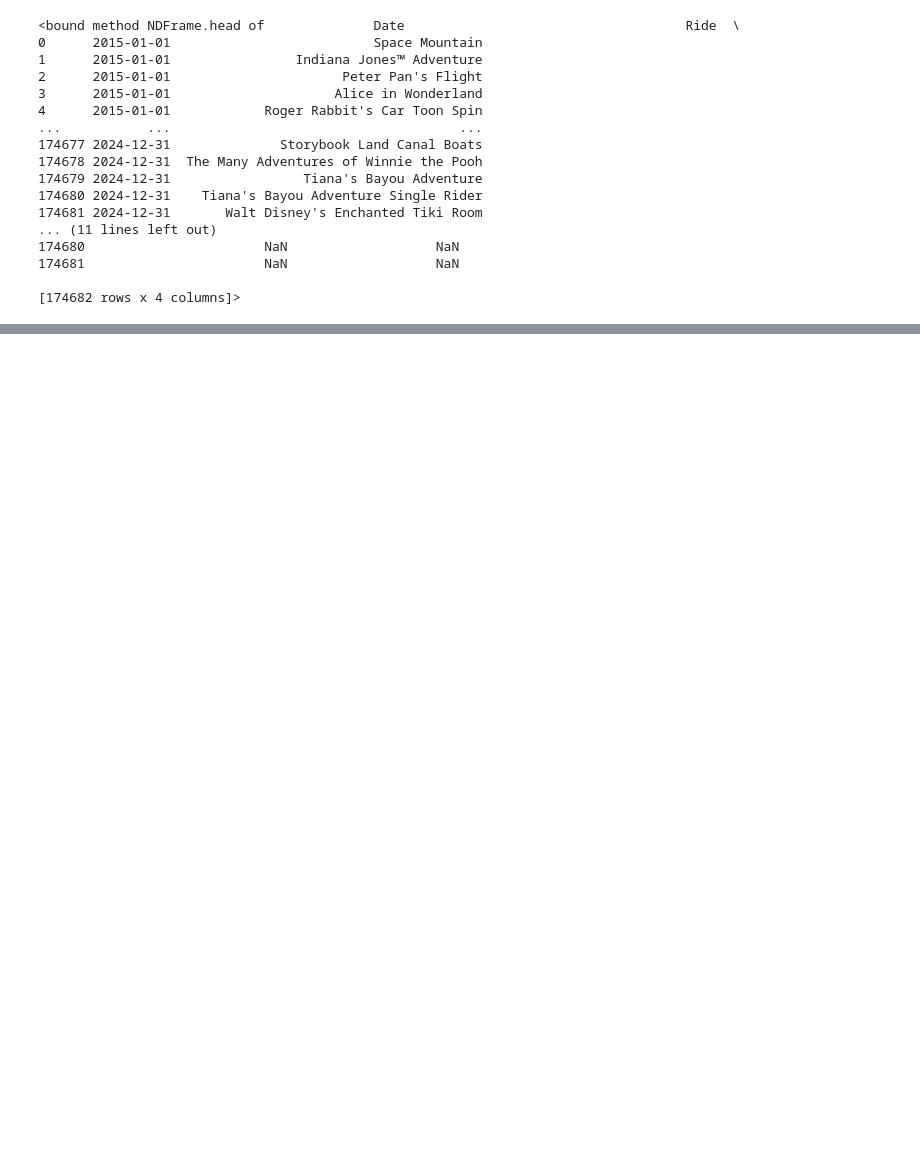
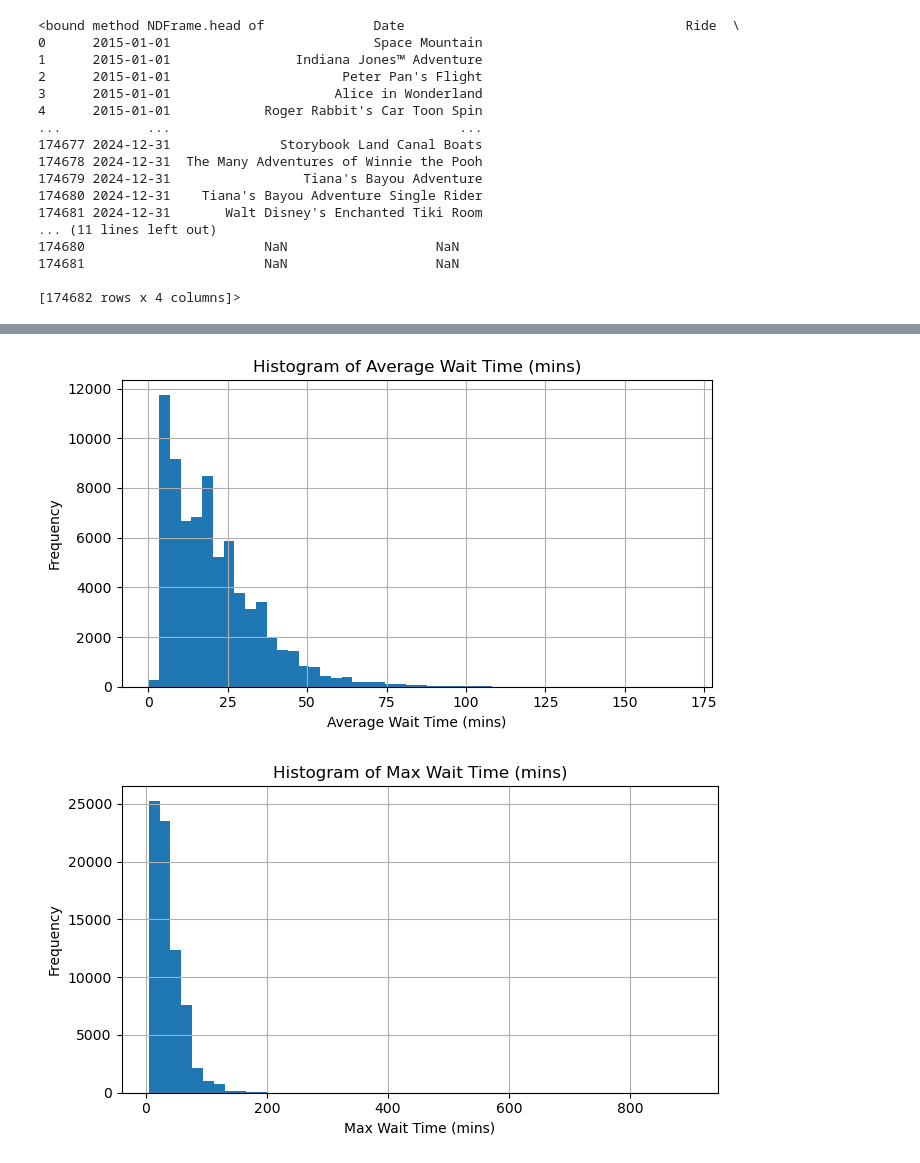
Before and after one commit to Nolancchu/DSC190-Waittime-API-database, a Jupyter notebook: EDA.ipynb, the cells around one changed output, grey strips where cells are left out. Cells and saved outputs as stored; diff of their text form; code cells hidden in the pictures; blank space fills up the shorter version.

```diff
--- a/EDA.ipynb
+++ b/EDA.ipynb
@@ -126,0 +201,22 @@ Filtered rows: 96958
+# %%
+# Basic stats & ranges WITHOUT STARWARS
+n_rides = without_starwars["Ride"].nunique()
+print(f"\nNumber of unique rides: {n_rides}")
+
+# Date range
+min_date = without_starwars["Date"].min()
+max_date = without_starwars["Date"].max()
+print(f"Date range: {min_date.date()} to {max_date.date()}")
+
+# Numeric summary for wait times
+wait_cols = ["Average Wait Time (mins)", "Max Wait Time (mins)"]
+
+print("\nDescriptive stats for wait time columns:")
+display(without_starwars[wait_cols].describe())
+# %%
+# Check for outliers WITH STARWARS
+for col in wait_cols:
+    print(f"\nOutlier check for {col}:")
+    print(f"  Min:   {with_starwars[col].min()}")
+    print(f"  99th percentile: {df[col].quantile(0.99)}")
+    print(f"  Max:   {with_starwars[col].max()}")
@@ -126,0 +233,7 @@ Filtered rows: 96958
+# %%
+# Check for outliers WITHOUT STARWARS
+for col in wait_cols:
+    print(f"\nOutlier check for {col}:")
+    print(f"  Min:   {without_starwars[col].min()}")
+    print(f"  99th percentile: {df[col].quantile(0.99)}")
+    print(f"  Max:   {without_starwars[col].max()}")
@@ -126,0 +250,13 @@ Filtered rows: 96958
+# %%
+# Histograms of wait times (ignoring nulls) WITH STARWARS
+for col in wait_cols:
+    plt.figure(figsize=(7, 4))
+    with_starwars[col].dropna().hist(bins=50)
+    plt.title(f"Histogram of {col}")
+    plt.xlabel(col)
+    plt.ylabel("Frequency")
+    plt.tight_layout()
+    plt.show()
+# %% [output]
+[figure, added]
+[figure, added]
```
Also changed, not shown: parts of 13 cells of this notebook.
